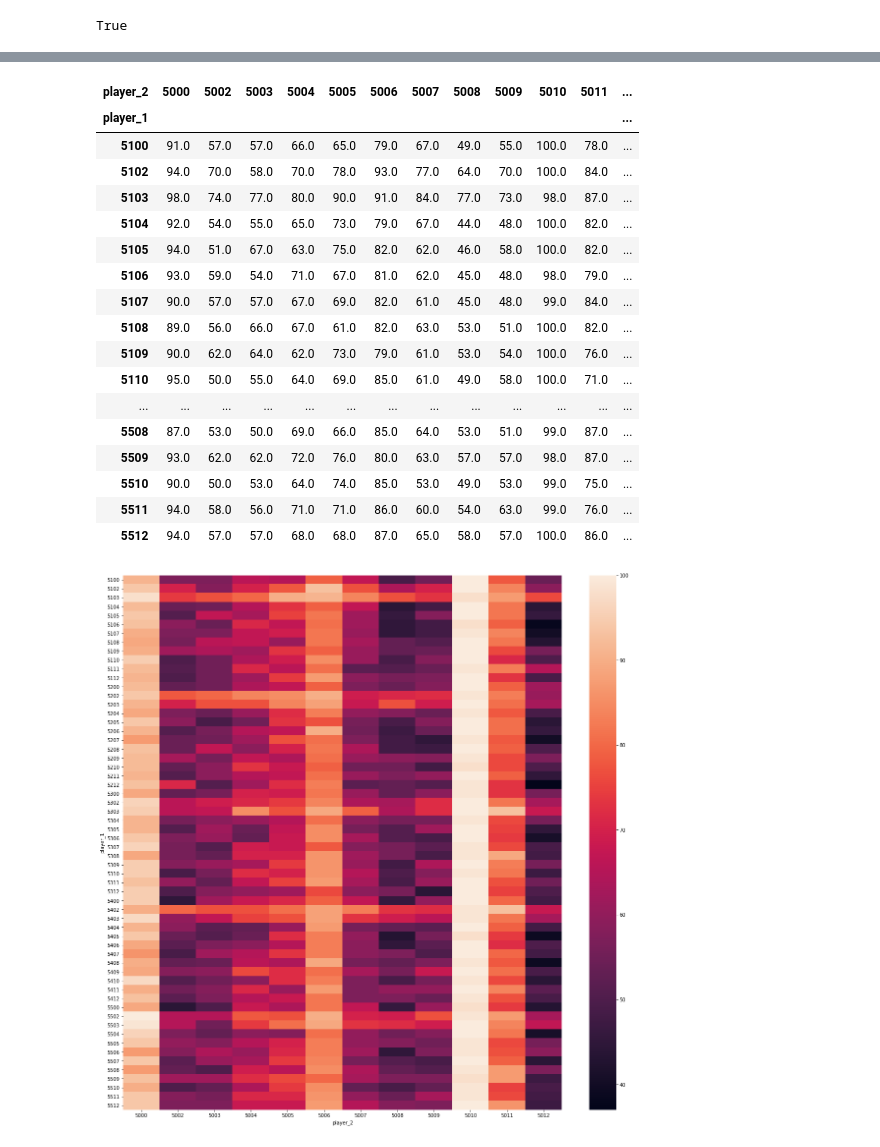
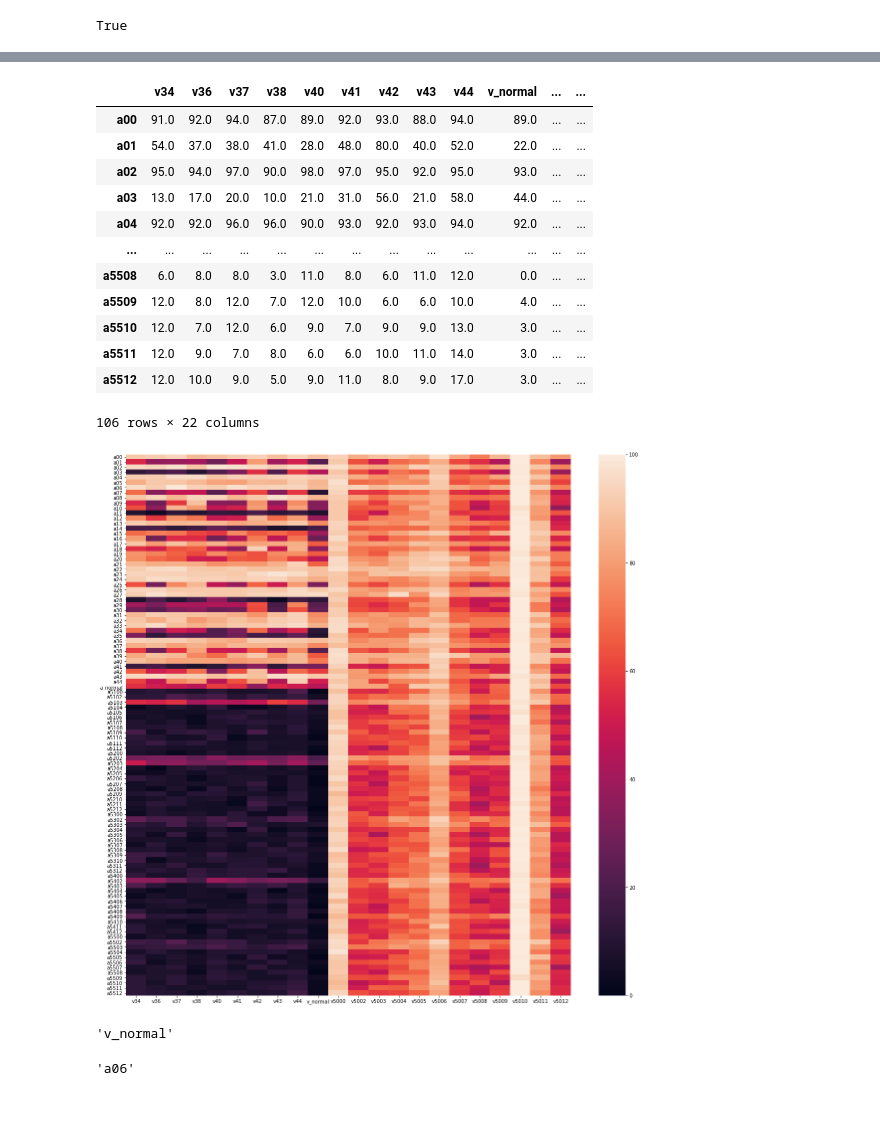
Before and after one commit to HumanCompatibleAI/better-adversarial-defenses, a Jupyter notebook: ap_rllib_experiment_analysis/notebooks/youshallnotpass_rllib-analysis-eval.ipynb, the cells around one changed output, grey strips where cells are left out. Drawn from its saved outputs; the diff is of its cells as text; code cells hidden in the pictures; blank space fills up the shorter version.

Commit message:
Update results

```diff
--- a/ap_rllib_experiment_analysis/notebooks/youshallnotpass_rllib-analysis-eval.ipynb
+++ b/ap_rllib_experiment_analysis/notebooks/youshallnotpass_rllib-analysis-eval.ipynb
@@ -363,7 +363,7 @@ for i, row in tqdm(df_to_eval.iterrows()):
 # %%
 !zip -r ~/export_1adv_eval.zip /scratch/sergei/1adv_export/ {fn}
 # %%
-fn = "/tmp/to_eval_5adv.csv"
+fn = "../../results/to_eval_all.csv"
 
 df_to_eval = pd.read_csv(fn)
 # %%
@@ -407,30 +436,33 @@ df_pivot = pd.pivot_table(df_to_eval, values='wins_policy_player_1_reward', inde
 # %%
 df_pivot
 # %% [output]
-| player_2 | 5000 | 5002 | 5003 | 5004 | 5005 | 5006 | 5007 | 5008 | 5009 | 5010 | 5011 | ... |
-| player_1 |  |  |  |  |  |  |  |  |  |  |  | ... |
-| 5100 | 91.0 | 57.0 | 57.0 | 66.0 | 65.0 | 79.0 | 67.0 | 49.0 | 55.0 | 100.0 | 78.0 | ... |
-| 5102 | 94.0 | 70.0 | 58.0 | 70.0 | 78.0 | 93.0 | 77.0 | 64.0 | 70.0 | 100.0 | 84.0 | ... |
-| 5103 | 98.0 | 74.0 | 77.0 | 80.0 | 90.0 | 91.0 | 84.0 | 77.0 | 73.0 | 98.0 | 87.0 | ... |
-| 5104 | 92.0 | 54.0 | 55.0 | 65.0 | 73.0 | 79.0 | 67.0 | 44.0 | 48.0 | 100.0 | 82.0 | ... |
-| 5105 | 94.0 | 51.0 | 67.0 | 63.0 | 75.0 | 82.0 | 62.0 | 46.0 | 58.0 | 100.0 | 82.0 | ... |
-| 5106 | 93.0 | 59.0 | 54.0 | 71.0 | 67.0 | 81.0 | 62.0 | 45.0 | 48.0 | 98.0 | 79.0 | ... |
-| 5107 | 90.0 | 57.0 | 57.0 | 67.0 | 69.0 | 82.0 | 61.0 | 45.0 | 48.0 | 99.0 | 84.0 | ... |
-| 5108 | 89.0 | 56.0 | 66.0 | 67.0 | 61.0 | 82.0 | 63.0 | 53.0 | 51.0 | 100.0 | 82.0 | ... |
-| 5109 | 90.0 | 62.0 | 64.0 | 62.0 | 73.0 | 79.0 | 61.0 | 53.0 | 54.0 | 100.0 | 76.0 | ... |
-| 5110 | 95.0 | 50.0 | 55.0 | 64.0 | 69.0 | 85.0 | 61.0 | 49.0 | 58.0 | 100.0 | 71.0 | ... |
+|  | v34 | v36 | v37 | v38 | v40 | v41 | v42 | v43 | v44 | v_normal | ... | ... |
+| a00 | 91.0 | 92.0 | 94.0 | 87.0 | 89.0 | 92.0 | 93.0 | 88.0 | 94.0 | 89.0 | ... | ... |
+| a01 | 54.0 | 37.0 | 38.0 | 41.0 | 28.0 | 48.0 | 80.0 | 40.0 | 52.0 | 22.0 | ... | ... |
+| a02 | 95.0 | 94.0 | 97.0 | 90.0 | 98.0 | 97.0 | 95.0 | 92.0 | 95.0 | 93.0 | ... | ... |
+| a03 | 13.0 | 17.0 | 20.0 | 10.0 | 21.0 | 31.0 | 56.0 | 21.0 | 58.0 | 44.0 | ... | ... |
+| a04 | 92.0 | 92.0 | 96.0 | 96.0 | 90.0 | 93.0 | 92.0 | 93.0 | 94.0 | 92.0 | ... | ... |
 | ... | ... | ... | ... | ... | ... | ... | ... | ... | ... | ... | ... | ... |
-| 5508 | 87.0 | 53.0 | 50.0 | 69.0 | 66.0 | 85.0 | 64.0 | 53.0 | 51.0 | 99.0 | 87.0 | ... |
-| 5509 | 93.0 | 62.0 | 62.0 | 72.0 | 76.0 | 80.0 | 63.0 | 57.0 | 57.0 | 98.0 | 87.0 | ... |
-| 5510 | 90.0 | 50.0 | 53.0 | 64.0 | 74.0 | 85.0 | 53.0 | 49.0 | 53.0 | 99.0 | 75.0 | ... |
-| 5511 | 94.0 | 58.0 | 56.0 | 71.0 | 71.0 | 86.0 | 60.0 | 54.0 | 63.0 | 99.0 | 76.0 | ... |
-| 5512 | 94.0 | 57.0 | 57.0 | 68.0 | 68.0 | 87.0 | 65.0 | 58.0 | 57.0 | 100.0 | 86.0 | ... |
+| a5508 | 6.0 | 8.0 | 8.0 | 3.0 | 11.0 | 8.0 | 6.0 | 11.0 | 12.0 | 0.0 | ... | ... |
+| a5509 | 12.0 | 8.0 | 12.0 | 7.0 | 12.0 | 10.0 | 6.0 | 6.0 | 10.0 | 4.0 | ... | ... |
+| a5510 | 12.0 | 7.0 | 12.0 | 6.0 | 9.0 | 7.0 | 9.0 | 9.0 | 13.0 | 3.0 | ... | ... |
+| a5511 | 12.0 | 9.0 | 7.0 | 8.0 | 6.0 | 6.0 | 10.0 | 11.0 | 14.0 | 3.0 | ... | ... |
+| a5512 | 12.0 | 10.0 | 9.0 | 5.0 | 9.0 | 11.0 | 8.0 | 9.0 | 17.0 | 3.0 | ... | ... |
+106 rows × 22 columns
 # %%
 plt.figure(figsize=(20, 20))
-sns.heatmap(df_pivot)
+sns.heatmap(df_pivot, xticklabels=df_pivot.columns, yticklabels=df_pivot.index)
 plt.show()
 # %% [output]
-[figure, old version]
+[figure, new version]
+# %%
+df_pivot.columns[np.array(df_pivot).mean(axis=0).argmin()]
+# %% [output]
+'v_normal'
+# %%
+df_pivot.index[np.array(df_pivot).mean(axis=1).argmax()]
+# %% [output]
+'a06'
 # %%
 def victim_name(idx):
     if isinstance(idx, str): return idx
```
Also changed, not shown: parts of 7 cells of this notebook, 5 other files.
